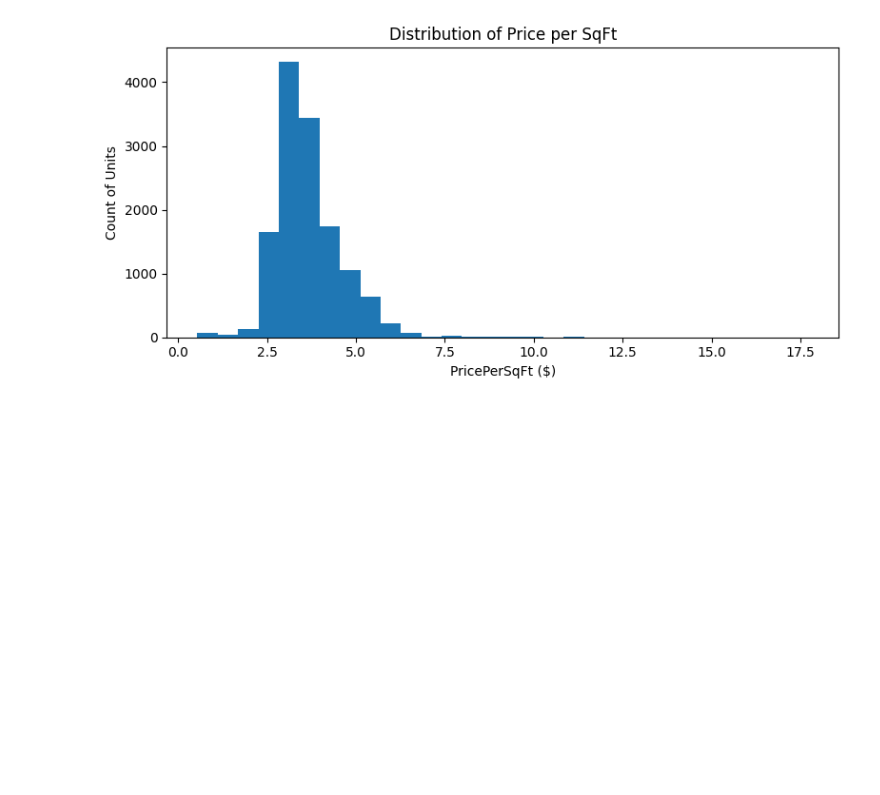
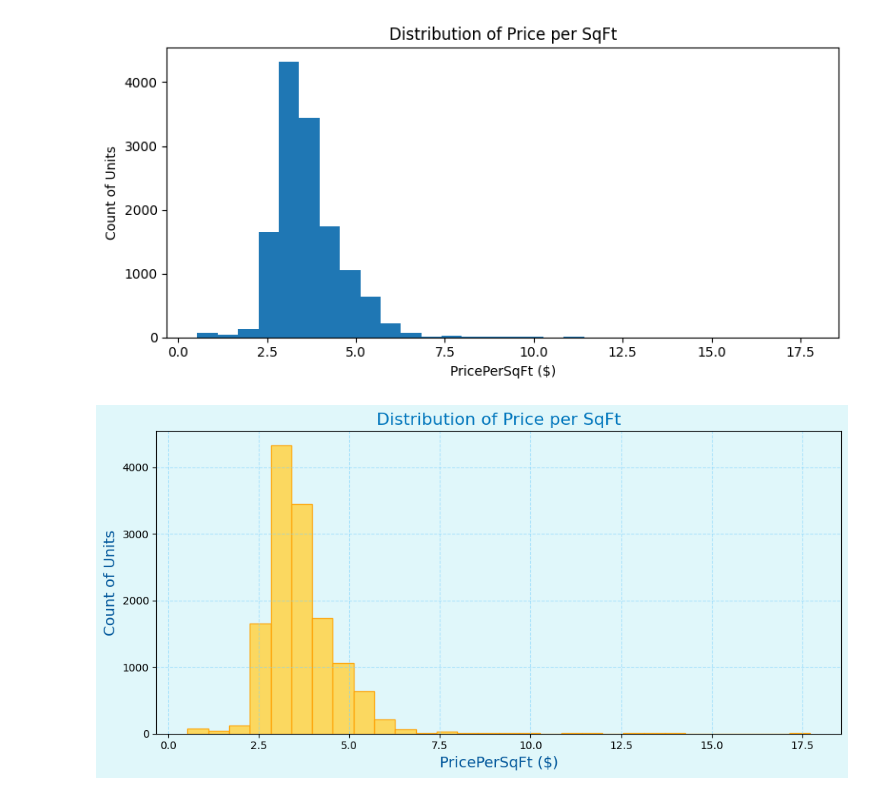
Before and after one commit to JTMarcu/rental_price, a Jupyter notebook: key_findings.ipynb, the cells around one changed output. Saved outputs shown, nothing was run; the diff lists cells and outputs as text; code cells hidden in the pictures; blank space fills up the shorter version.

```diff
--- a/key_findings.ipynb
+++ b/key_findings.ipynb
@@ -123,3 +123,28 @@ plt.tight_layout()
 plt.show()
 # %% [output]
 [figure]
+# %%
+# Cell 9.2: Styled Beach/Sunshine Histogram
+import matplotlib.pyplot as plt
+
+plt.figure(figsize=(10, 5), facecolor='#e0f7fa')      # Light sky-blue canvas
+ax = plt.gca()
+ax.set_facecolor('#e0f7fa')
+
+# Sunny yellow bars with golden edges
+plt.hist(ppsqft, bins=30,
+         color='#FFD54F',      # sunshine yellow
+         edgecolor='#FFA000',  # deeper gold
+         alpha=0.9)
+
+plt.title('Distribution of Price per SqFt', color='#0277BD', fontsize=16)   # ocean blue title
+plt.xlabel('PricePerSqFt ($)', color='#01579B', fontsize=14)
+plt.ylabel('Count of Units',   color='#01579B', fontsize=14)
+
+# Light wave-style grid
+plt.grid(True, linestyle='--', color='#81D4FA', alpha=0.6)
+
+plt.tight_layout()
+plt.show()
+# %% [output]
+[figure, added]
```
Also changed, not shown: parts of 1 cell of this notebook, 1 other file.
